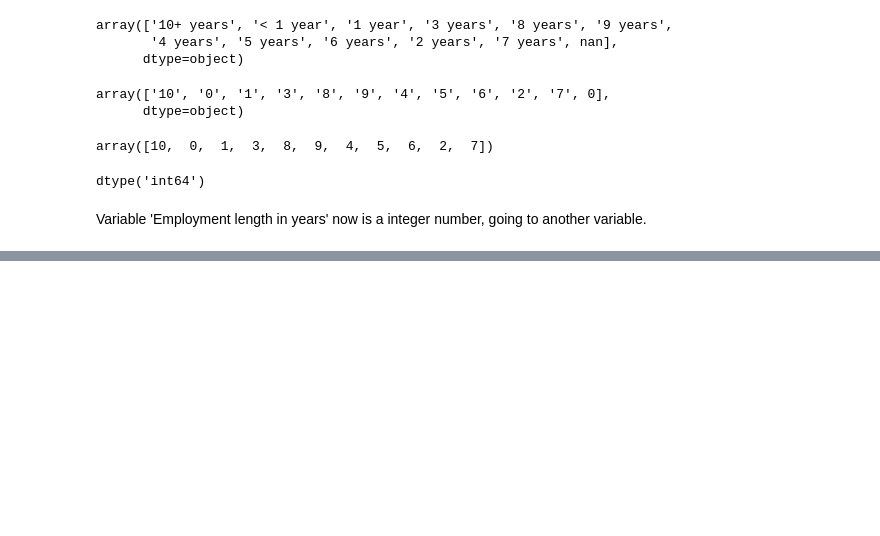
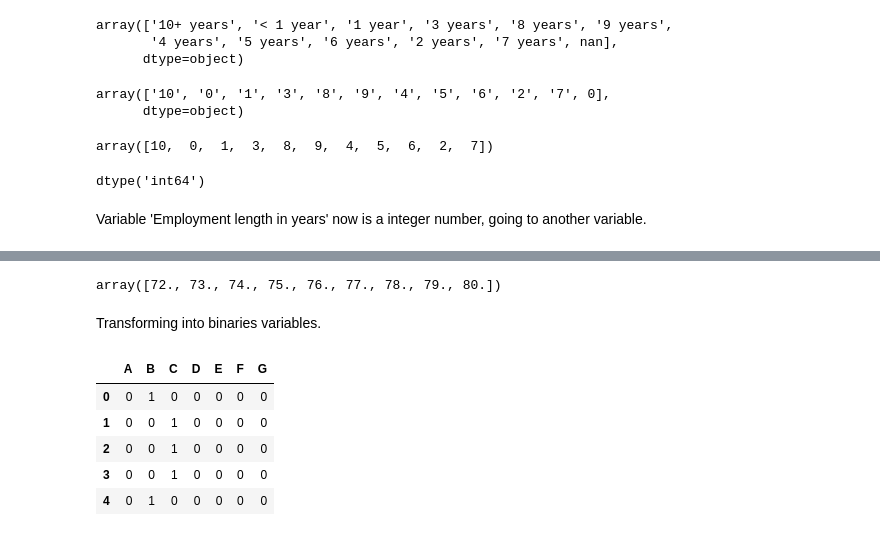
Before and after one commit to andre-cav/Credit-Risk-with-Python, a Jupyter notebook: Credit_Risk_ModellingData.ipynb, the cells around one changed output, grey strips where cells are left out. Cells and saved outputs as stored; diff of their text form; code cells hidden in the pictures; blank space fills up the shorter version.

```diff
--- a/Credit_Risk_ModellingData.ipynb
+++ b/Credit_Risk_ModellingData.ipynb
@@ -110,0 +140,3 @@ df_loan.loc[ : , ['earliest_cr_line','earliest_cr_line_date','mths_since_earlies
+# %%
+df_loan['mths_since_earliest_cr_line'] = round( pd.to_numeric( (pd.to_datetime('2017-12-01') - df_loan['earliest_cr_line_date'] ) / np.timedelta64(1, 'M') ))
+df_loan['mths_since_earliest_cr_line'].describe()
@@ -110,0 +197,15 @@ df_loan.loc[ : , ['earliest_cr_line','earliest_cr_line_date','mths_since_earlies
+# %%
+df_loan['mths_issue_date'].unique()
+# %% [output]
+array([72., 73., 74., 75., 76., 77., 78., 79., 80.])
+# %% [markdown]
+Transforming into binaries variables.
+# %%
+pd.get_dummies(df_loan['grade']).head()
+# %% [output]
+|  | A | B | C | D | E | F | G |
+| 0 | 0 | 1 | 0 | 0 | 0 | 0 | 0 |
+| 1 | 0 | 0 | 1 | 0 | 0 | 0 | 0 |
+| 2 | 0 | 0 | 1 | 0 | 0 | 0 | 0 |
+| 3 | 0 | 0 | 1 | 0 | 0 | 0 | 0 |
+| 4 | 0 | 1 | 0 | 0 | 0 | 0 | 0 |
```
Also changed, not shown: parts of 29 cells of this notebook.
